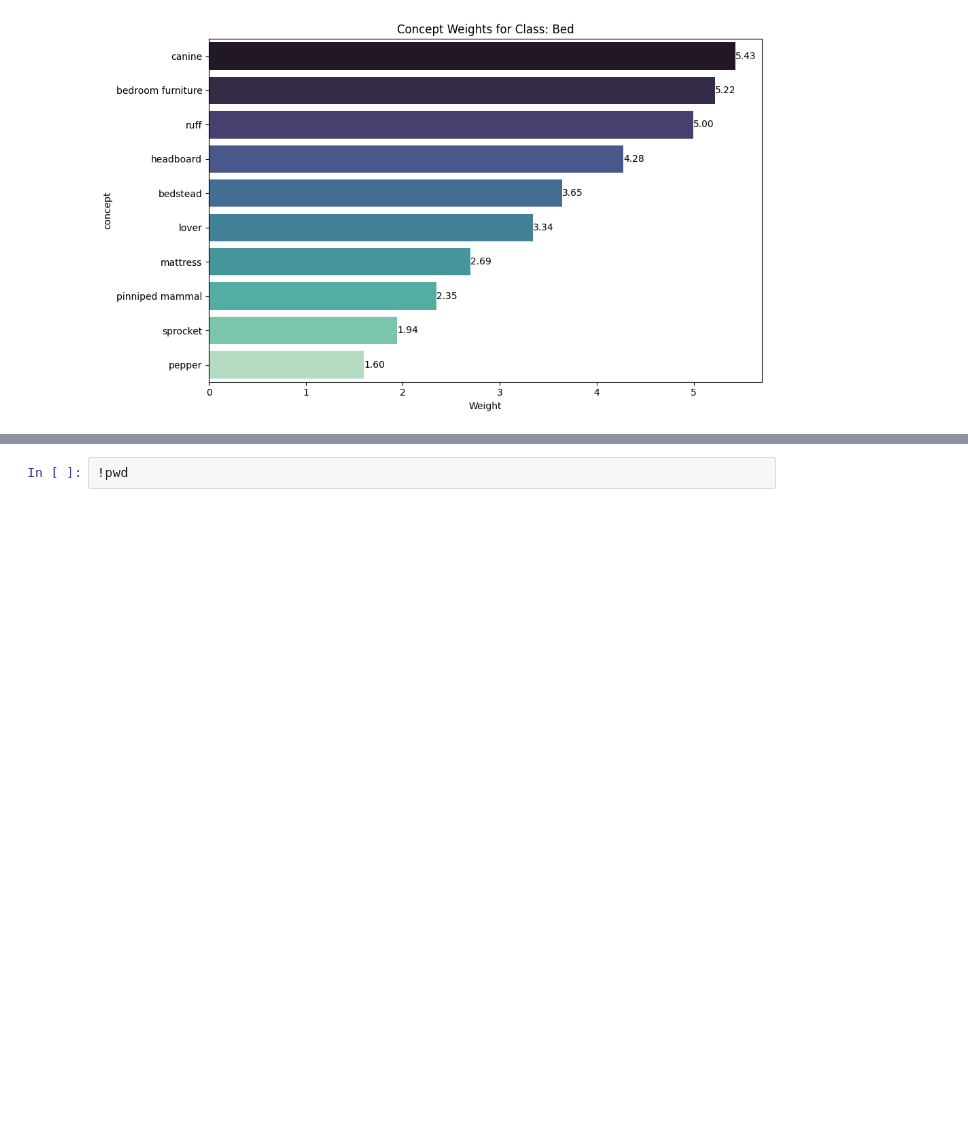
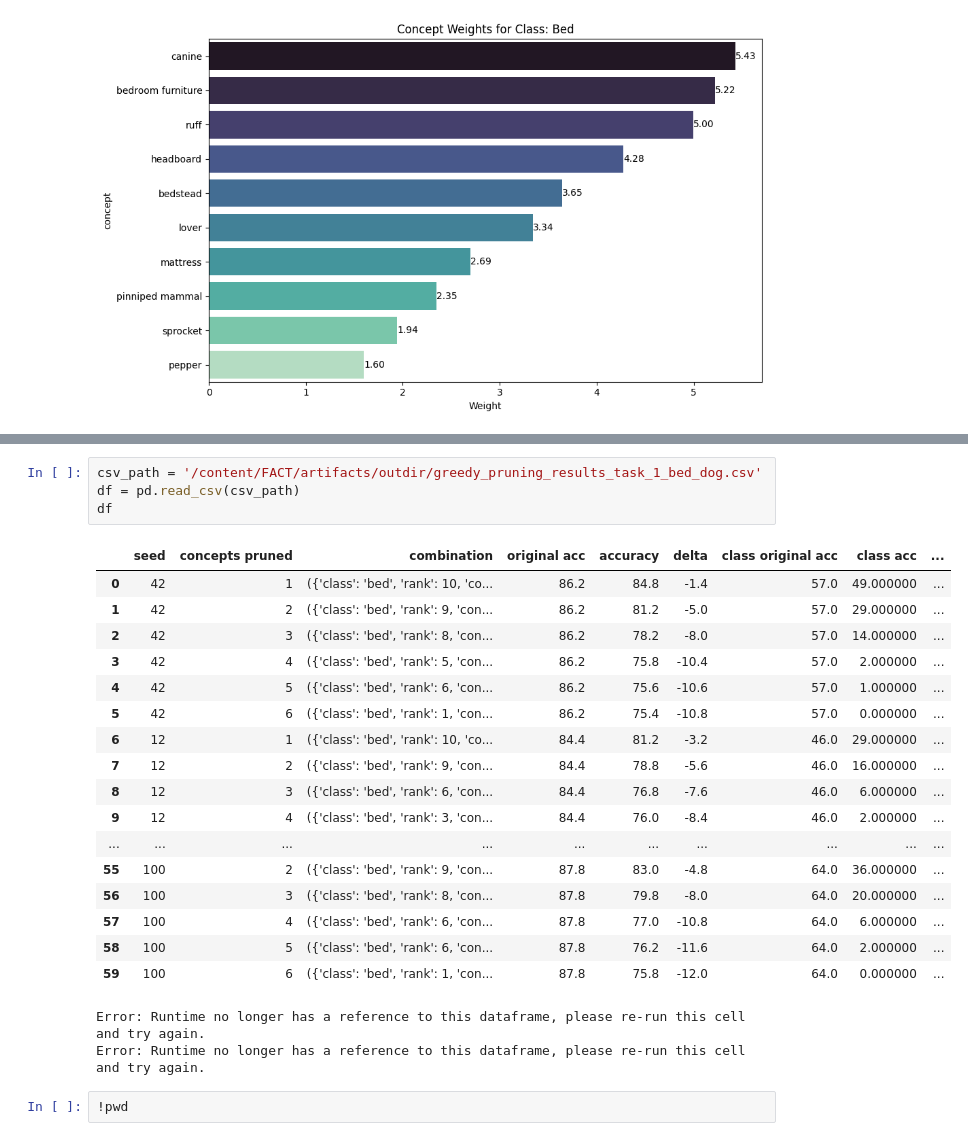
Before and after one commit to dgcnz/FACT, a Jupyter notebook: notebooks/user_study_pcbm.ipynb, the cells around one changed output, grey strips where cells are left out. Cells and saved outputs as stored; diff of their text form; blank space fills up the shorter version.

Commit message:
updated notebook and saving pruning models

```diff
--- a/notebooks/user_study_pcbm.ipynb
+++ b/notebooks/user_study_pcbm.ipynb
@@ -224,2 +1007,26 @@ Passing `palette` without assigning `hue` is deprecated and will be removed in v
+# %%
+csv_path = '/content/FACT/artifacts/outdir/greedy_pruning_results_task_1_bed_dog.csv'
+df = pd.read_csv(csv_path)
+df
+# %% [output]
+|  | seed | concepts pruned | combination | original acc | accuracy | delta | class original acc | class acc | ... |
+| 0 | 42 | 1 | ({'class': 'bed', 'rank': 10, 'co... | 86.2 | 84.8 | -1.4 | 57.0 | 49.000000 | ... |
+| 1 | 42 | 2 | ({'class': 'bed', 'rank': 9, 'con... | 86.2 | 81.2 | -5.0 | 57.0 | 29.000000 | ... |
+| 2 | 42 | 3 | ({'class': 'bed', 'rank': 8, 'con... | 86.2 | 78.2 | -8.0 | 57.0 | 14.000000 | ... |
+| 3 | 42 | 4 | ({'class': 'bed', 'rank': 5, 'con... | 86.2 | 75.8 | -10.4 | 57.0 | 2.000000 | ... |
+| 4 | 42 | 5 | ({'class': 'bed', 'rank': 6, 'con... | 86.2 | 75.6 | -10.6 | 57.0 | 1.000000 | ... |
+| 5 | 42 | 6 | ({'class': 'bed', 'rank': 1, 'con... | 86.2 | 75.4 | -10.8 | 57.0 | 0.000000 | ... |
+| 6 | 12 | 1 | ({'class': 'bed', 'rank': 10, 'co... | 84.4 | 81.2 | -3.2 | 46.0 | 29.000000 | ... |
+| 7 | 12 | 2 | ({'class': 'bed', 'rank': 9, 'con... | 84.4 | 78.8 | -5.6 | 46.0 | 16.000000 | ... |
+| 8 | 12 | 3 | ({'class': 'bed', 'rank': 6, 'con... | 84.4 | 76.8 | -7.6 | 46.0 | 6.000000 | ... |
+| 9 | 12 | 4 | ({'class': 'bed', 'rank': 3, 'con... | 84.4 | 76.0 | -8.4 | 46.0 | 2.000000 | ... |
+| ... | ... | ... | ... | ... | ... | ... | ... | ... | ... |
+| 55 | 100 | 2 | ({'class': 'bed', 'rank': 9, 'con... | 87.8 | 83.0 | -4.8 | 64.0 | 36.000000 | ... |
+| 56 | 100 | 3 | ({'class': 'bed', 'rank': 8, 'con... | 87.8 | 79.8 | -8.0 | 64.0 | 20.000000 | ... |
+| 57 | 100 | 4 | ({'class': 'bed', 'rank': 6, 'con... | 87.8 | 77.0 | -10.8 | 64.0 | 6.000000 | ... |
+| 58 | 100 | 5 | ({'class': 'bed', 'rank': 6, 'con... | 87.8 | 76.2 | -11.6 | 64.0 | 2.000000 | ... |
+| 59 | 100 | 6 | ({'class': 'bed', 'rank': 1, 'con... | 87.8 | 75.8 | -12.0 | 64.0 | 0.000000 | ... |
+Error: Runtime no longer has a reference to this dataframe, please re-run this cell and try again.
+Error: Runtime no longer has a reference to this dataframe, please re-run this cell and try again.
 # %%
 !pwd
```
Also changed, not shown: parts of 121 cells of this notebook, 1 other file.
